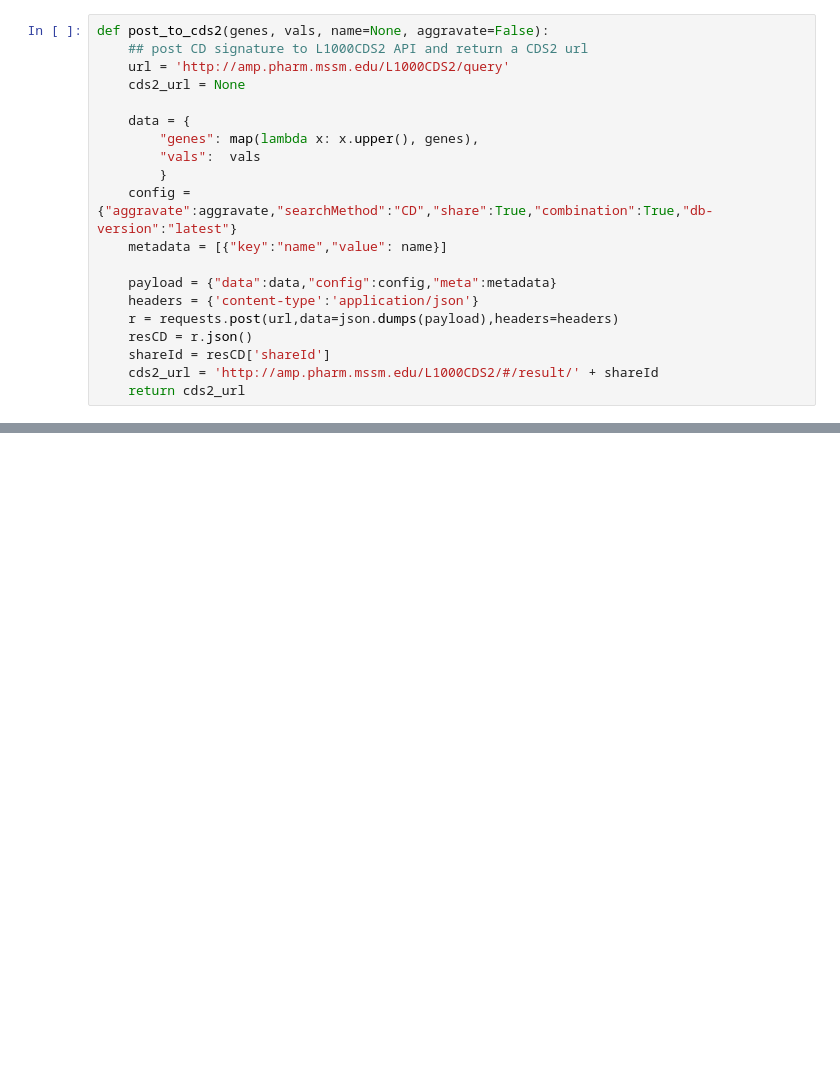
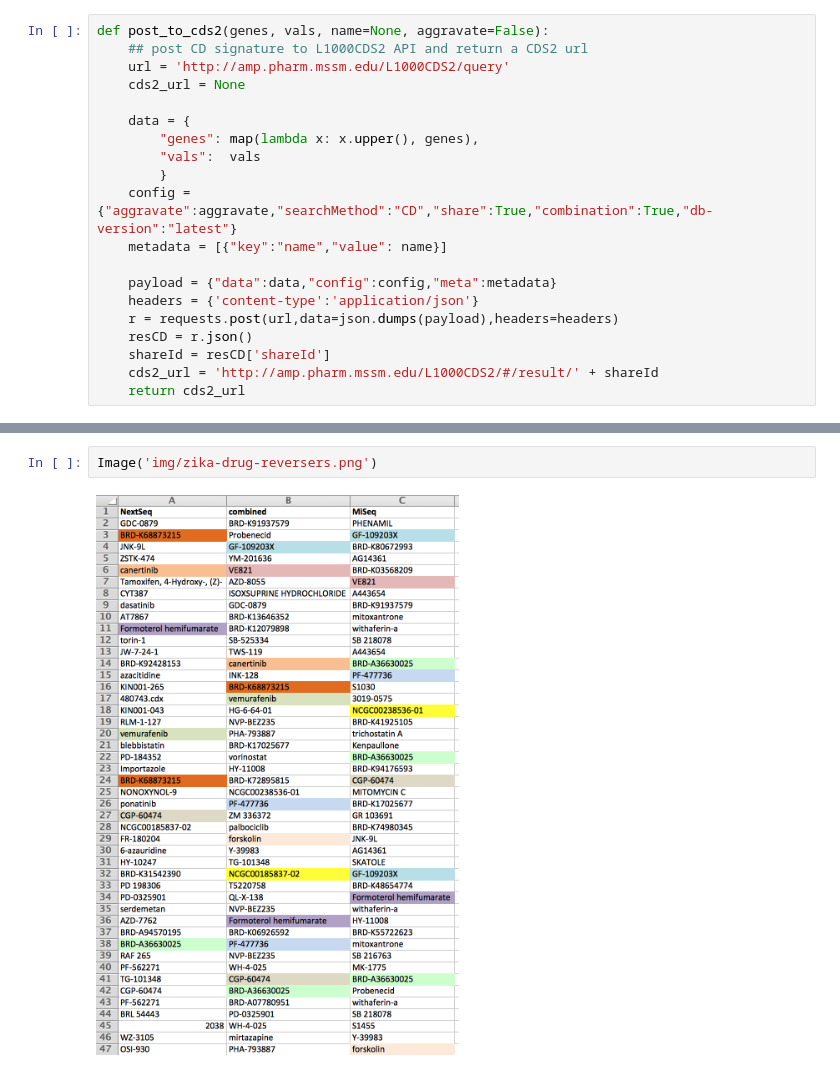
Before and after one commit to MaayanLab/Zika-RNAseq-Pipeline, a Jupyter notebook: Zika.ipynb, the cells around one changed output, grey strips where cells are left out. Drawn from its saved outputs; the diff is of its cells as text; blank space fills up the shorter version.

```diff
--- a/Zika.ipynb
+++ b/Zika.ipynb
@@ -370,0 +384,4 @@ http://amp.pharm.mssm.edu/L1000CDS2/#/result/57179ecabfccf1840181cf3e
+# %%
+Image('img/zika-drug-reversers.png')
+# %% [output]
+[figure, added]
```
Also changed, not shown: parts of 5 cells of this notebook, 2 other files.
